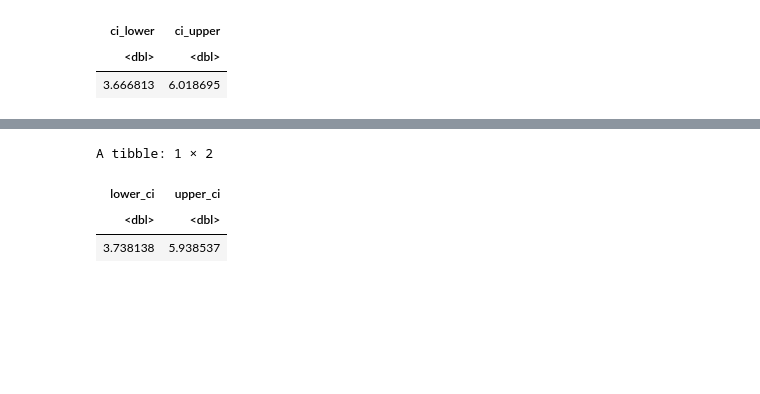
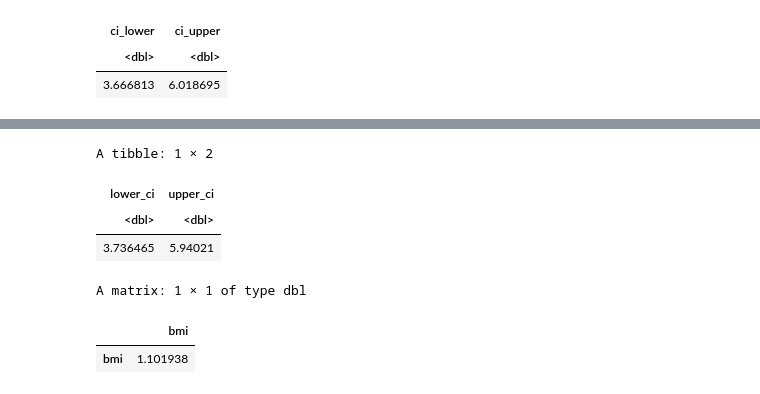
Before and after one commit to Kayleeli/STAT201-Group-23, a Jupyter notebook: final report/DRAFT_final_report.ipynb, the cells around one changed output, grey strips where cells are left out. Drawn from its saved outputs; the diff is of its cells as text; code cells hidden in the pictures; blank space fills up the shorter version.

```diff
--- a/final report/DRAFT_final_report.ipynb
+++ b/final report/DRAFT_final_report.ipynb
@@ -212,11 +212,19 @@ A tibble: 1 × 10
 | 4.838337 | 35.14254 | 30.3042 | 8.619317 | 3.283119e-17 | 573.4725 | 3.913527 | Inf | Welch Two Sample t-test | ... |
 # %%
 asymptotic_ci <- tibble(
-        lower_ci = mean(diabetic_group$bmi) - mean(nondiabetic_group$bmi) - qnorm(0.975) * sqrt(var(diabetic_group$bmi)/nrow(diabetic_group) + var(nondiabetic_group$bmi)/nrow(nondiabetic_group)),
-        upper_ci = mean(diabetic_group$bmi) - mean(nondiabetic_group$bmi) + qnorm(0.975) * sqrt(var(diabetic_group$bmi)/nrow(diabetic_group) + var(nondiabetic_group$bmi)/nrow(nondiabetic_group)))
+        lower_ci = (mean(diabetic_group$bmi) - mean(nondiabetic_group$bmi)) - qt(0.975, df = 797) * sqrt(var(diabetic_group$bmi)/nrow(diabetic_group) + var(nondiabetic_group$bmi)/nrow(nondiabetic_group)),
+        upper_ci = (mean(diabetic_group$bmi) - mean(nondiabetic_group$bmi)) + qt(0.975, df = 797) * sqrt(var(diabetic_group$bmi)/nrow(diabetic_group) + var(nondiabetic_group$bmi)/nrow(nondiabetic_group)))
 asymptotic_ci
 # %% [output]
 A tibble: 1 × 2
 | lower_ci | upper_ci |
 | <dbl> | <dbl> |
-| 3.738138 | 5.938537 |
+| 3.736465 | 5.94021 |
+# %%
+asymptotic_moe <-
+qt(0.975, df = 767) * sqrt(var(diabetic_group)/nrow(diabetic_group) + var(nondiabetic_group)/nrow(nondiabetic_group))
+asymptotic_moe
+# %% [output]
+A matrix: 1 × 1 of type dbl
+|  | bmi |
+| bmi | 1.101938 |
```
